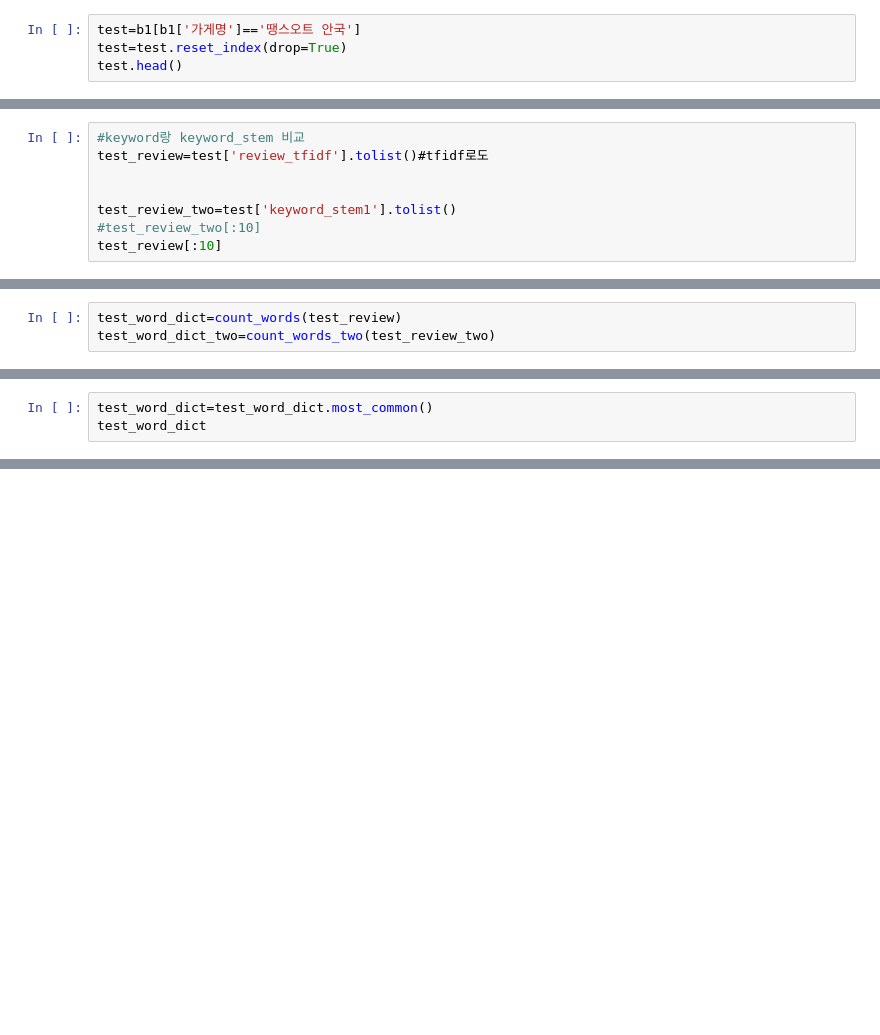
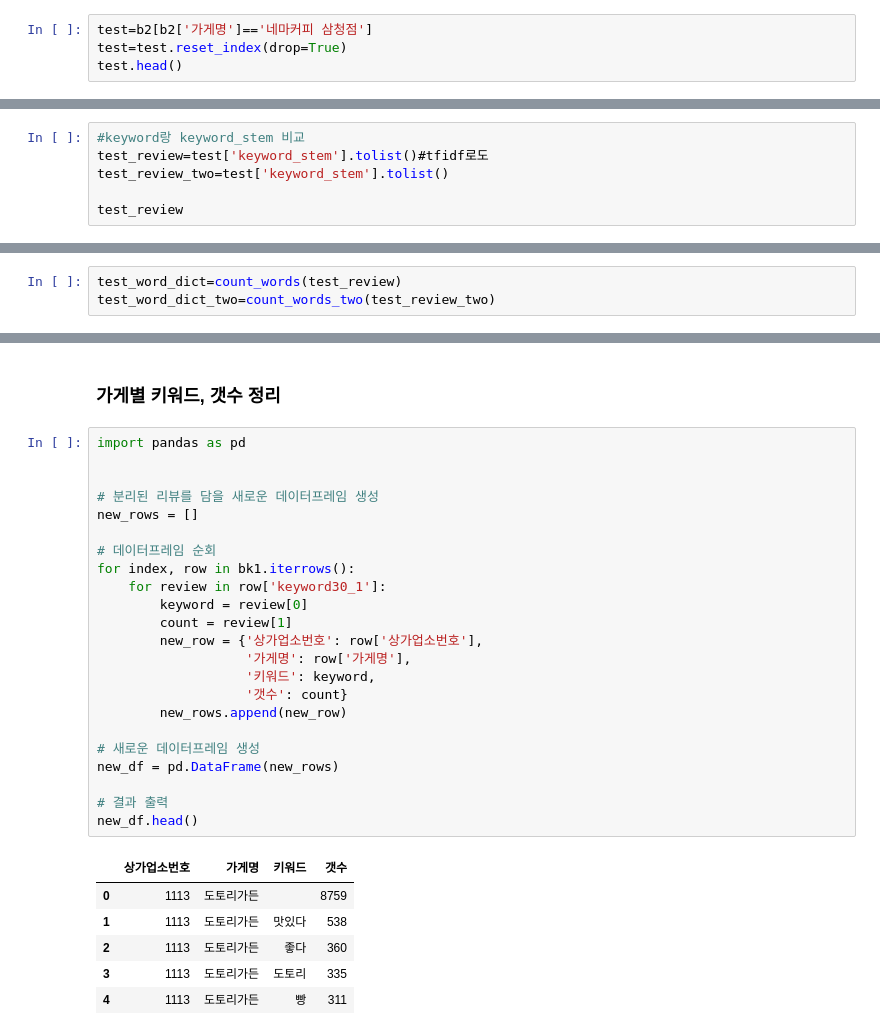
Before and after one commit to TEAM-SMooD/Keyword_Extraction, a Jupyter notebook: keyword_preprocess1.ipynb, the cells around one changed output, grey strips where cells are left out. Drawn from its saved outputs; the diff is of its cells as text; blank space fills up the shorter version.

```diff
--- a/keyword_preprocess1.ipynb
+++ b/keyword_preprocess1.ipynb
@@ -148,4 +217,4 @@ def count_words(sentences: List[str]) -> Counter:
 # %%
-test=b1[b1['가게명']=='땡스오트 안국']
+test=b2[b2['가게명']=='네마커피 삼청점']
 test=test.reset_index(drop=True)
 test.head()
@@ -152,8 +228,6 @@ test.head()
 # %%
 #keyword랑 keyword_stem 비교
-test_review=test['review_tfidf'].tolist()#tfidf로도
+test_review=test['keyword_stem'].tolist()#tfidf로도
+test_review_two=test['keyword_stem'].tolist()
 
-
-test_review_two=test['keyword_stem1'].tolist()
-#test_review_two[:10]
-test_review[:10]
+test_review
@@ -166,3 +260,0 @@ print(len(test_word_dict_two))
-# %%
-test_word_dict=test_word_dict.most_common()
-test_word_dict
@@ -174,0 +423,32 @@ sorted_result
+# %% [markdown]
+### 가게별 키워드, 갯수 정리
+# %%
+import pandas as pd
+
+
+# 분리된 리뷰를 담을 새로운 데이터프레임 생성
+new_rows = []
+
+# 데이터프레임 순회
+for index, row in bk1.iterrows():
+    for review in row['keyword30_1']:
+        keyword = review[0]
+        count = review[1]
+        new_row = {'상가업소번호': row['상가업소번호'],
+                   '가게명': row['가게명'],
+                   '키워드': keyword,
+                   '갯수': count}
+        new_rows.append(new_row)
+
+# 새로운 데이터프레임 생성
+new_df = pd.DataFrame(new_rows)
+
+# 결과 출력
+new_df.head()
+# %% [output]
+|  | 상가업소번호 | 가게명 | 키워드 | 갯수 |
+| 0 | 1113 | 도토리가든 |  | 8759 |
+| 1 | 1113 | 도토리가든 | 맛있다 | 538 |
+| 2 | 1113 | 도토리가든 | 좋다 | 360 |
+| 3 | 1113 | 도토리가든 | 도토리 | 335 |
+| 4 | 1113 | 도토리가든 | 빵 | 311 |
```
Also changed, not shown: parts of 43 cells of this notebook, 1 other file.
